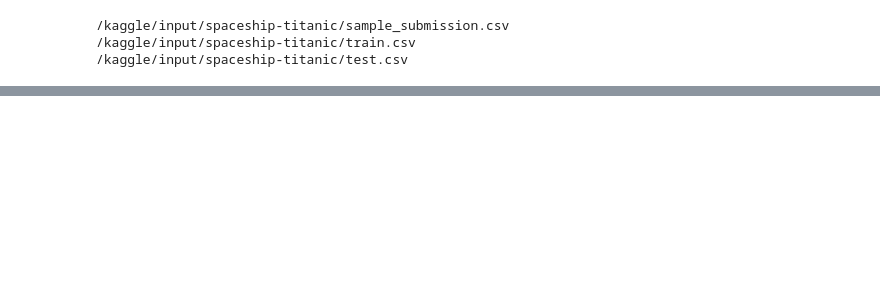
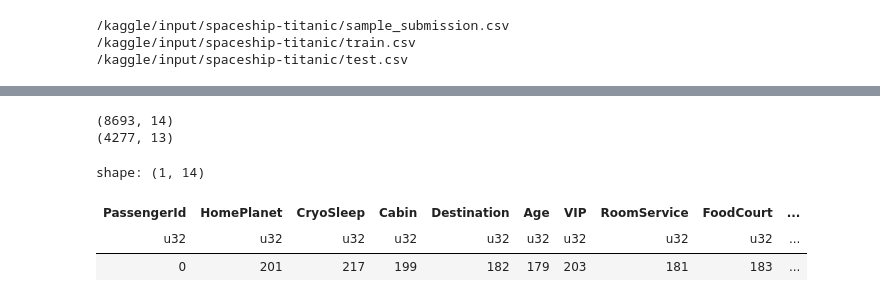
Before and after one commit to kyunghyunHan/kaggle, a Jupyter notebook: spaceship-titanic.ipynb, the cells around one changed output, grey strips where cells are left out. Saved outputs shown, nothing was run; the diff lists cells and outputs as text; code cells hidden in the pictures; blank space fills up the shorter version.

```diff
--- a/spaceship-titanic.ipynb
+++ b/spaceship-titanic.ipynb
@@ -318,0 +26,16 @@ x_train, x_test, y_train, y_test = train_test_split(pca_df, y_target, test_size
+# %%
+train_data= pl.read_csv("/kaggle/input/spaceship-titanic/train.csv")
+
+print(train_data.shape)
+test_data= pl.read_csv("/kaggle/input/spaceship-titanic/test.csv")
+print(test_data.shape)
+# %% [output]
+(8693, 14)
+(4277, 13)
+# %%
+train_data.null_count()#결측치 확인
+# %% [output]
+shape: (1, 14)
+| PassengerId | HomePlanet | CryoSleep | Cabin | Destination | Age | VIP | RoomService | FoodCourt | ... |
+| u32 | u32 | u32 | u32 | u32 | u32 | u32 | u32 | u32 | ... |
+| 0 | 201 | 217 | 199 | 182 | 179 | 203 | 181 | 183 | ... |
```
Also changed, not shown: parts of 31 cells of this notebook.
